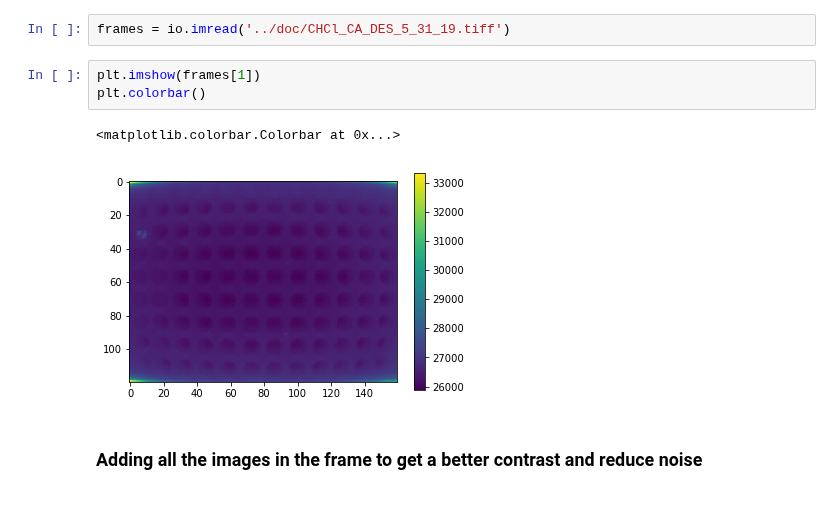
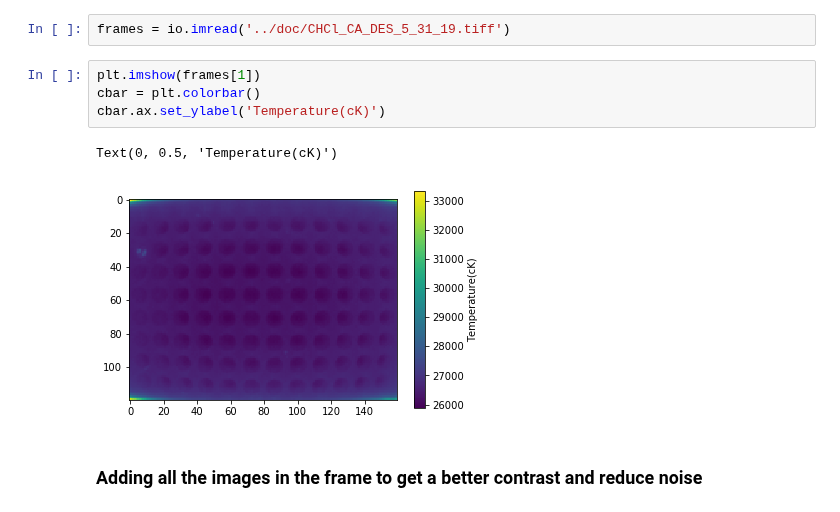
Before and after one commit to jrodguez/musical-robot, a Jupyter notebook: examples/Well_location_31.ipynb, the cells around one changed output. Saved outputs shown, nothing was run; the diff lists cells and outputs as text.

```diff
--- a/examples/Well_location_31.ipynb
+++ b/examples/Well_location_31.ipynb
@@ -11,10 +12,11 @@ sys.path.insert(0, '/Users/shrilakshmisbonageri/Desktop/UW/DIRECT/capstone/music
 frames = io.imread('../doc/CHCl_CA_DES_5_31_19.tiff')
 # %%
 plt.imshow(frames[1])
-plt.colorbar()
+cbar = plt.colorbar()
+cbar.ax.set_ylabel('Temperature(cK)')
 # %% [output]
-<matplotlib.colorbar.Colorbar at 0x...>
+Text(0, 0.5, 'Temperature(cK)')
-[figure, old version]
+[figure, new version]
 # %% [markdown]
 ### Adding all the images in the frame to get a better contrast and reduce noise
 # %%
```
Also changed, not shown: parts of 9 cells of this notebook.
